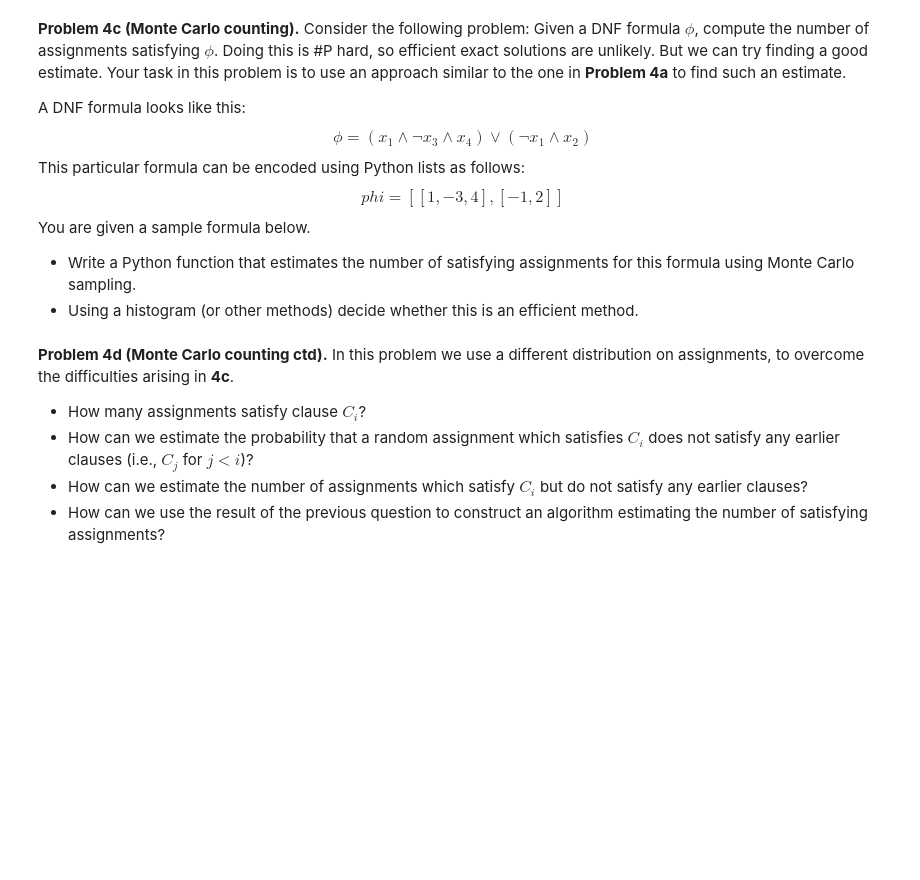
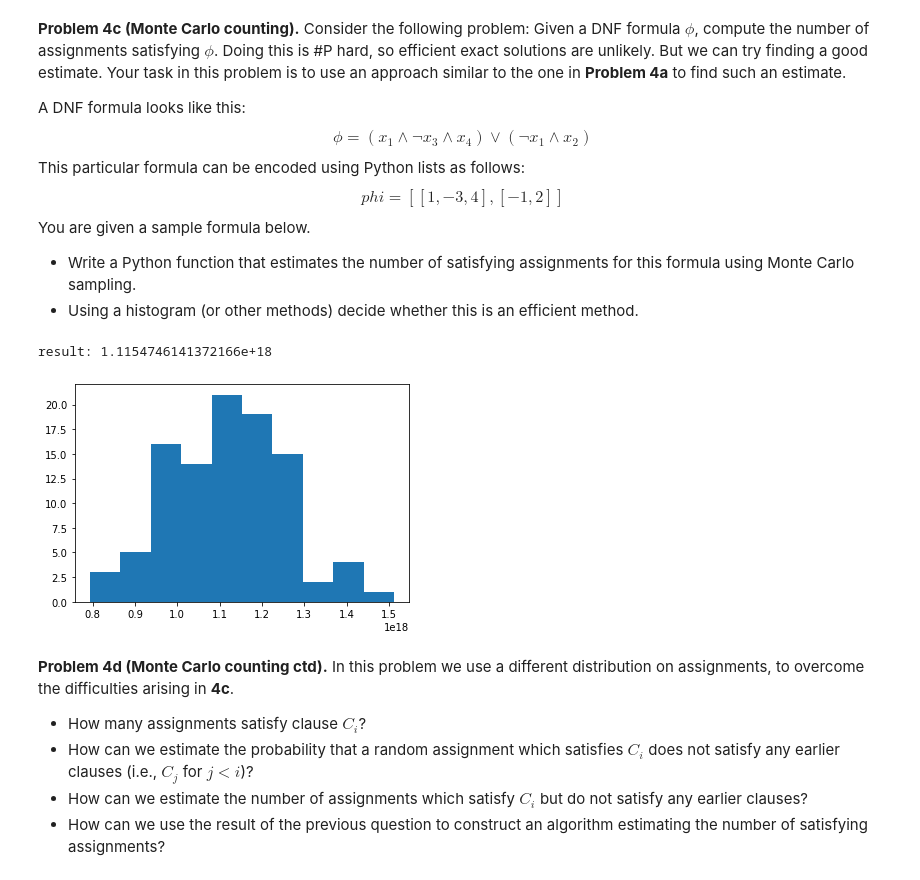
Before and after one commit to eerio/rpis-2021, a Jupyter notebook: lab4/Lab04student.ipynb, the cells around one changed output. Cells and saved outputs as stored; diff of their text form; code cells hidden in the pictures; blank space fills up the shorter version.

```diff
--- a/lab4/Lab04student.ipynb
+++ b/lab4/Lab04student.ipynb
@@ -91,13 +91,38 @@ phi = [[55, 3, -50, -57, 2, 51, -5, -56, -45, 1], [28, -1, -26, 35, 42, -43, 45,
+N = 1000
 
 def evaluate(phi, x) -> bool:
   if isinstance(phi, int):
     assert phi != 0
     assert abs(phi) <= M
     return x[abs(phi) - 1] if phi > 0 else not x[abs(phi) - 1]
-  elif isinstance(phi, list) and isinstance(phi[0], int):
+  elif isinstance(phi, list) and phi and isinstance(phi[0], int):
     return all(evaluate(t, x) for t in phi)
+  elif isinstance(phi, list) and phi and isinstance(phi[0], list):
+    return any(evaluate(t, x) for t in phi)
   else:
-    return any(evaluate(t, x) for t in phi)
+    raise Exception('bad')
+
+assert not evaluate([[1,-3,4], [-1,2]], [True, False, True, False])
+assert evaluate([[1,-3,4], [-1,2]], [True, False, False, True])
+assert evaluate([[1,-3,4], [-1,2]], [False, True, False, True])
+assert evaluate([[1,-3,4], [-1,2]], [True, True, False, True])
+assert not evaluate([[1,-3,4], [-1,2]], [True, False, False, False])
+
+def dnf_montecarlo():
+  X = sum(
+    evaluate(phi, np.random.random_sample(M) > 0.5)
+    for _ in range(N)
+  )
+  ratio = X / N
+  return ratio
+
+results = [dnf_montecarlo() * 2 ** 64 for _ in range(100)]
+plt.hist(results)
+
+print('result:', sum(results) / len(results))
+# %% [output]
+result: 1.1154746141372166e+18
+[figure, added]
 # %% [markdown]
 **Problem 4d (Monte Carlo counting ctd).** In this problem we use a different distribution on assignments, to overcome the difficulties arising in **4c**.
  * How many assignments satisfy clause $C_i$?
```
Also changed, not shown: parts of 11 cells of this notebook.
